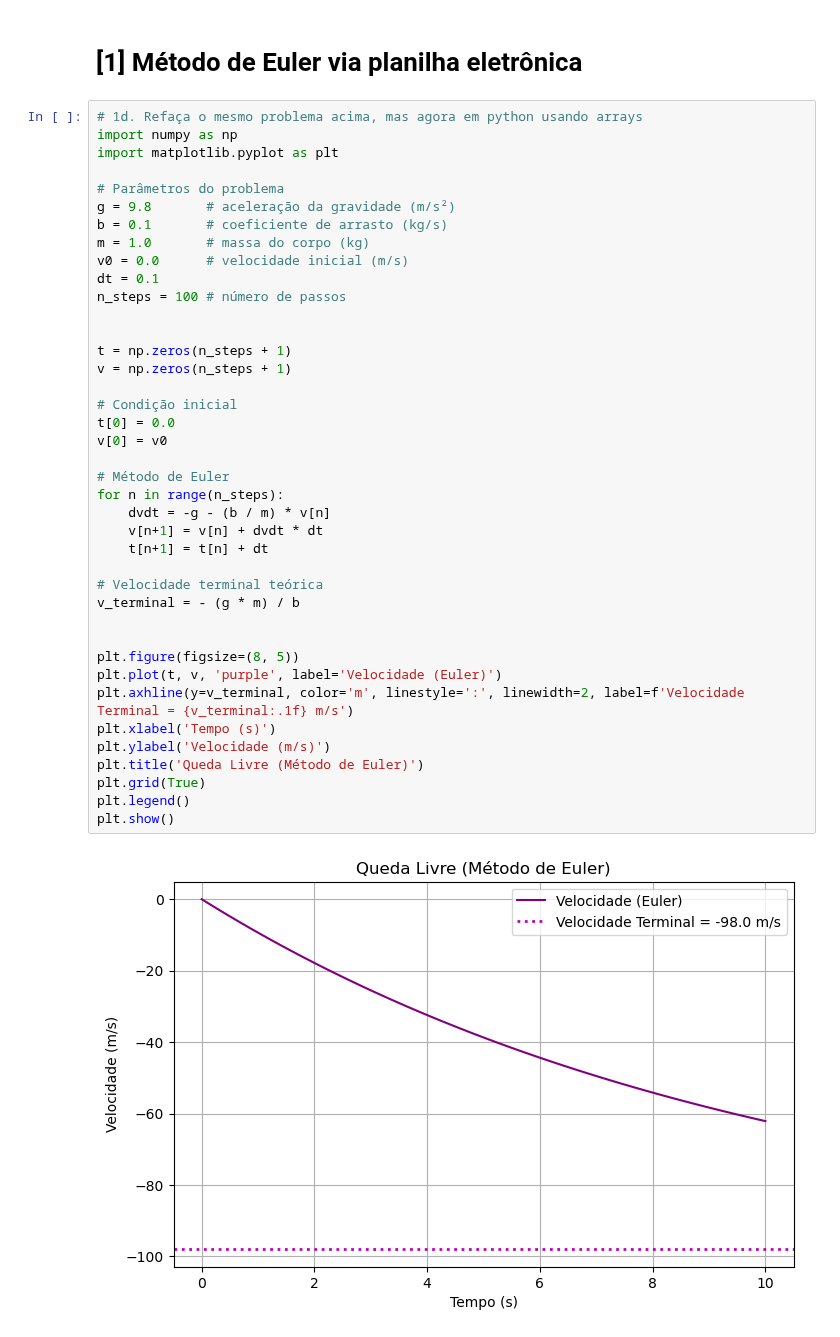
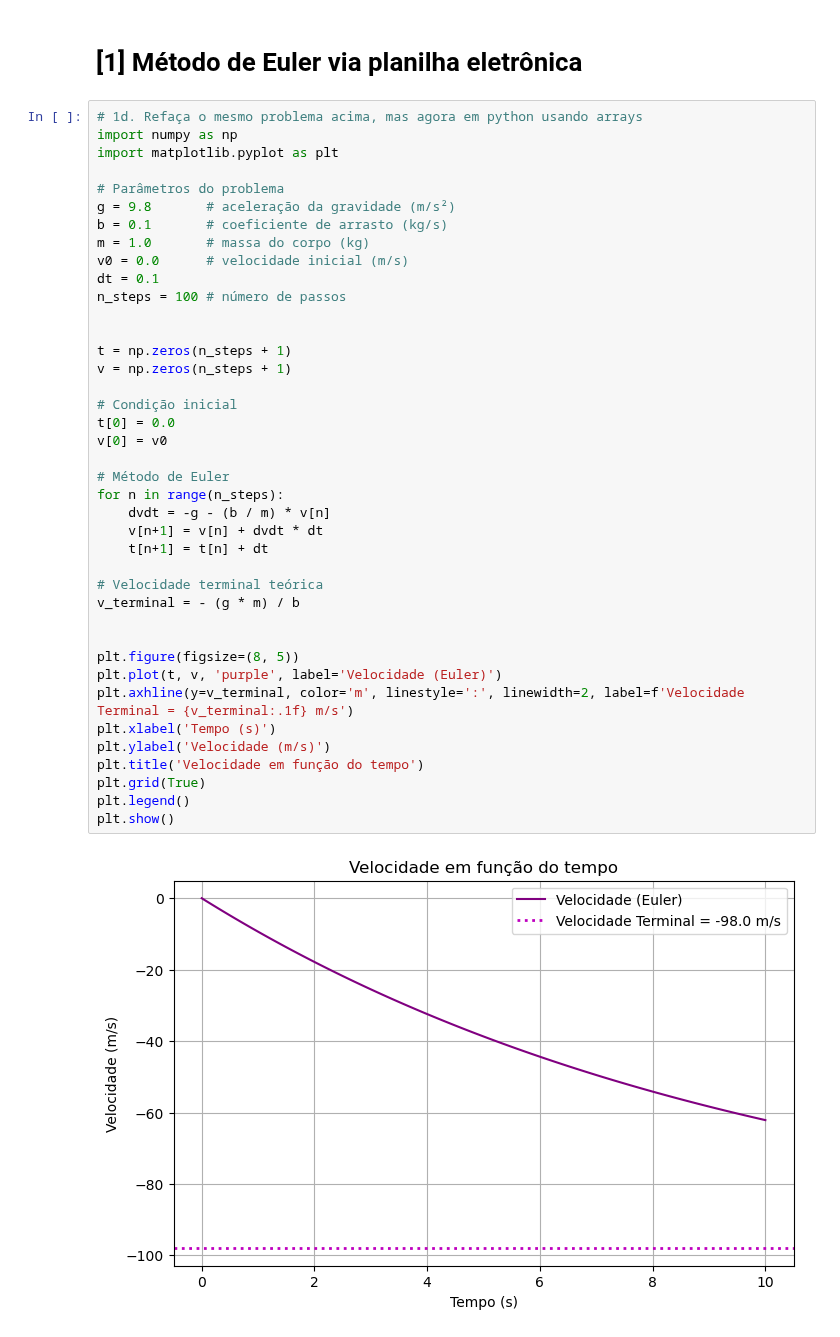
Before and after one commit to marianasenuke/atividade-5, a Jupyter notebook: atividade 5.ipynb, the cells around one changed output. Drawn from its saved outputs; the diff is of its cells as text.

```diff
--- a/atividade 5.ipynb
+++ b/atividade 5.ipynb
@@ -13,35 +13,35 @@ v0 = 0.0      # velocidade inicial (m/s)
 dt = 0.1
 n_steps = 100 # número de passos
 
 
 t = np.zeros(n_steps + 1)
 v = np.zeros(n_steps + 1)
 
 # Condição inicial
 t[0] = 0.0
 v[0] = v0
 
 # Método de Euler
 for n in range(n_steps):
     dvdt = -g - (b / m) * v[n]
     v[n+1] = v[n] + dvdt * dt
     t[n+1] = t[n] + dt
 
 # Velocidade terminal teórica
 v_terminal = - (g * m) / b
 
 
 plt.figure(figsize=(8, 5))
 plt.plot(t, v, 'purple', label='Velocidade (Euler)')
 plt.axhline(y=v_terminal, color='m', linestyle=':', linewidth=2, label=f'Velocidade Terminal = {v_terminal:.1f} m/s')
 plt.xlabel('Tempo (s)')
 plt.ylabel('Velocidade (m/s)')
-plt.title('Queda Livre (Método de Euler)')
+plt.title('Velocidade em função do tempo')
 plt.grid(True)
 plt.legend()
 plt.show()
 # %% [output]
-[figure, old version]
+[figure, new version]
 # %%
 #1e( método runge kutta)
 import numpy as np
```
Also changed, not shown: parts of 1 cell of this notebook.
